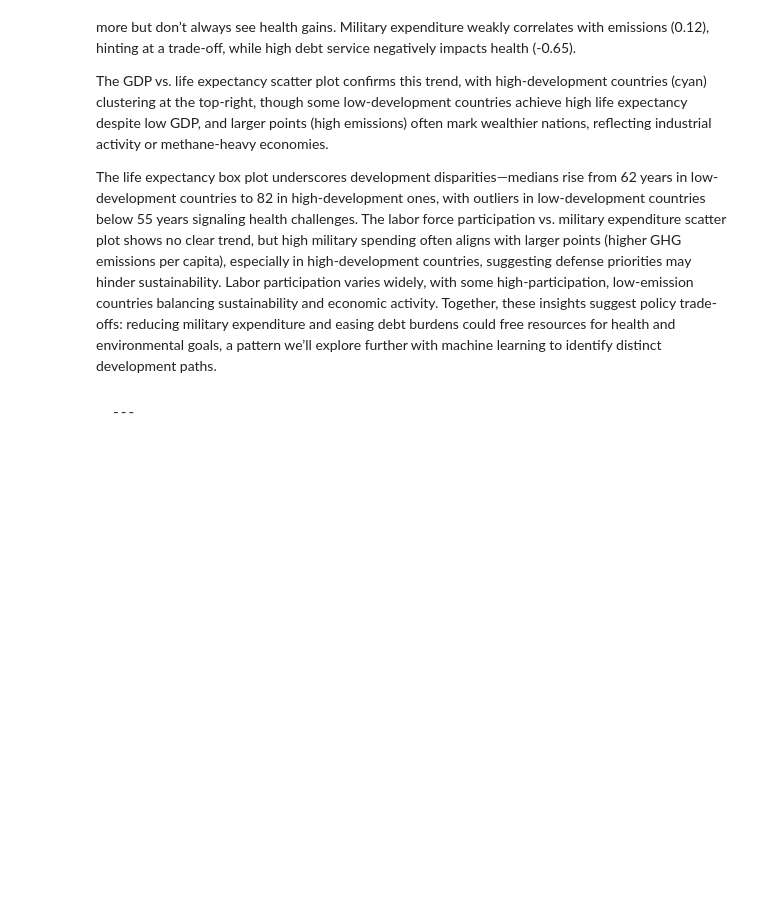
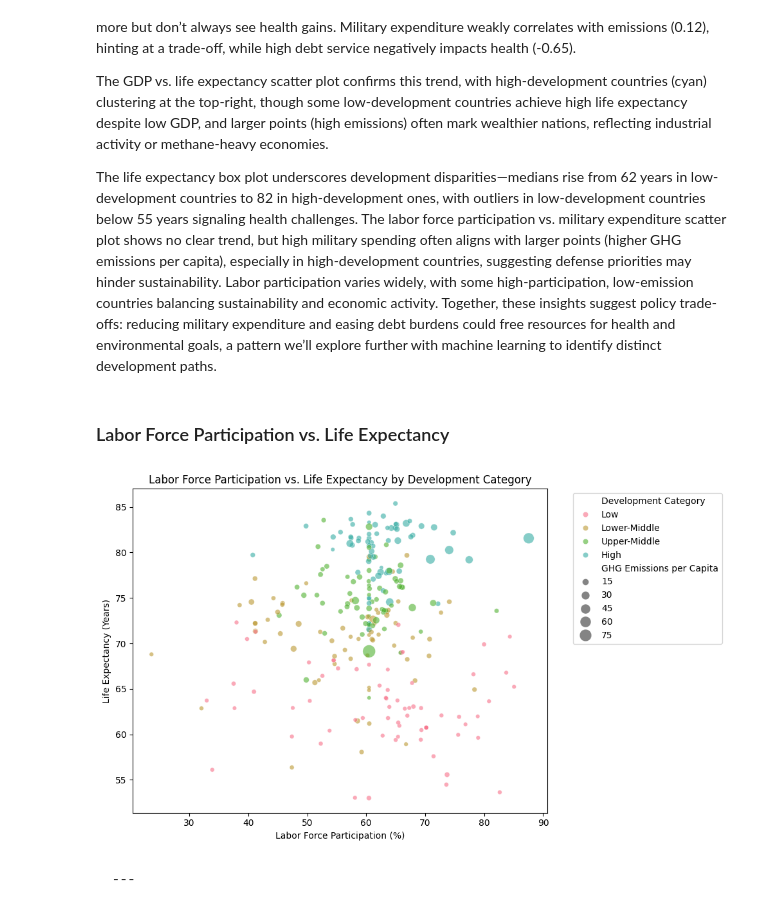
Before and after one commit to harryt50/INDE577_WDI, a Jupyter notebook: supervised learning/knn/knn_notebook.ipynb, the cells around one changed output. Drawn from its saved outputs; the diff is of its cells as text; code cells hidden in the pictures; blank space fills up the shorter version.

Commit message:
Include Labor Force Participation vs. Life Expectancy. Refactor code structure for improved readability and maintainability

````diff
--- a/supervised learning/knn/knn_notebook.ipynb
+++ b/supervised learning/knn/knn_notebook.ipynb
@@ -278,6 +278,26 @@ The correlation matrix shows a strong link between wealth and health (GDP per ca
 The GDP vs. life expectancy scatter plot confirms this trend, with high-development countries (cyan) clustering at the top-right, though some low-development countries achieve high life expectancy despite low GDP, and larger points (high emissions) often mark wealthier nations, reflecting industrial activity or methane-heavy economies.
 
 The life expectancy box plot underscores development disparities—medians rise from 62 years in low-development countries to 82 in high-development ones, with outliers in low-development countries below 55 years signaling health challenges. The labor force participation vs. military expenditure scatter plot shows no clear trend, but high military spending often aligns with larger points (higher GHG emissions per capita), especially in high-development countries, suggesting defense priorities may hinder sustainability. Labor participation varies widely, with some high-participation, low-emission countries balancing sustainability and economic activity. Together, these insights suggest policy trade-offs: reducing military expenditure and easing debt burdens could free resources for health and environmental goals, a pattern we’ll explore further with machine learning to identify distinct development paths.
+# %% [markdown]
+### Labor Force Participation vs. Life Expectancy
+# %%
+# Scatter plot for Labor Force Participation vs. Life Expectancy
+plt.figure(figsize=(10, 6))
+sns.scatterplot(data=df_processed,
+                x='Labor Force Participation',
+                y='Life Expectancy',
+                hue='Development Category',
+                size='GHG Emissions per Capita',
+                sizes=(20, 200),
+                alpha=0.6)
+plt.title('Labor Force Participation vs. Life Expectancy by Development Category', fontsize=12)
+plt.xlabel('Labor Force Participation (%)', fontsize=10)
+plt.ylabel('Life Expectancy (Years)', fontsize=10)
+plt.legend(bbox_to_anchor=(1.05, 1), loc='upper left')
+plt.tight_layout()
+plt.show()
+# %% [output]
+[figure, added]
 # %% [markdown]
 ```markdown
 ---
````
